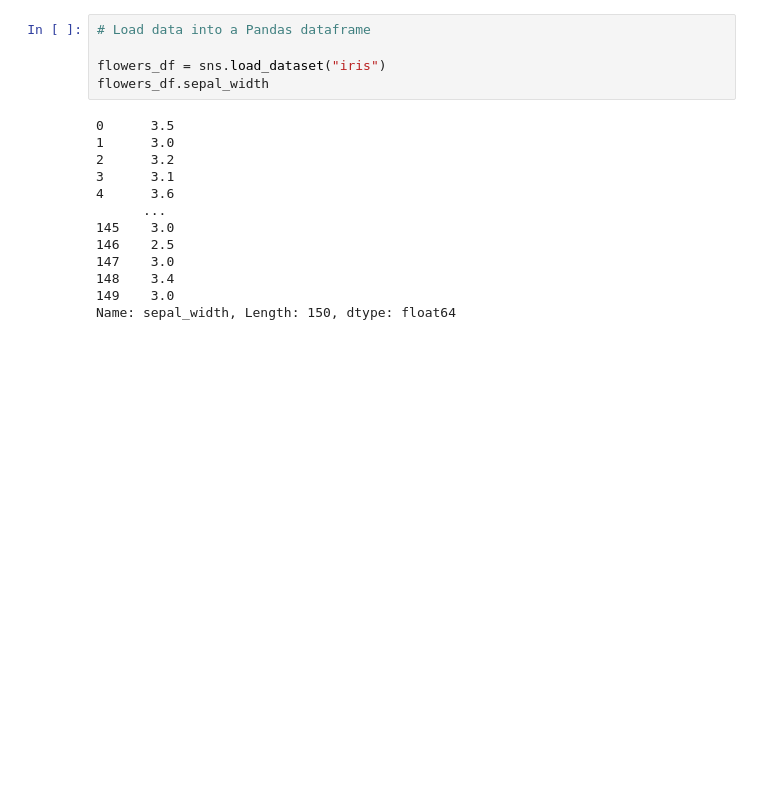
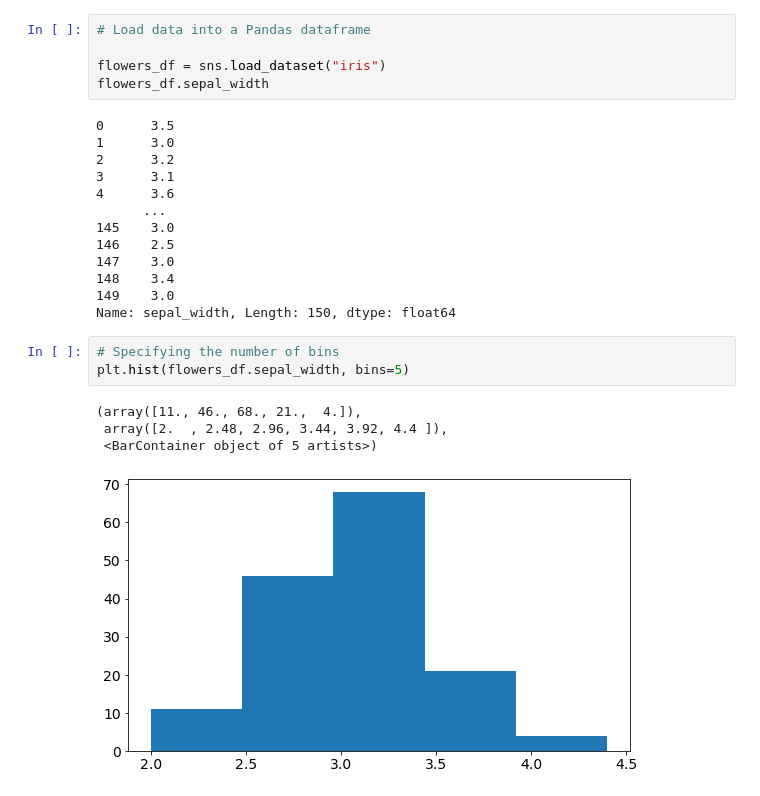
Before and after one commit to CarlosViniMSouza/DataAnalysisWithPython, a Jupyter notebook: notebooks/L04_Matplotlib.ipynb, the cells around one changed output. Cells and saved outputs as stored; diff of their text form; blank space fills up the shorter version.

```diff
--- a/notebooks/L04_Matplotlib.ipynb
+++ b/notebooks/L04_Matplotlib.ipynb
@@ -201,3 +201,11 @@ flowers_df.sepal_width
 148    3.4
 149    3.0
 Name: sepal_width, Length: 150, dtype: float64
+# %%
+# Specifying the number of bins
+plt.hist(flowers_df.sepal_width, bins=5)
+# %% [output]
+(array([11., 46., 68., 21.,  4.]),
+ array([2.  , 2.48, 2.96, 3.44, 3.92, 4.4 ]),
+ <BarContainer object of 5 artists>)
+[figure, added]
```
Also changed, not shown: parts of 2 cells of this notebook, 2 other files.
